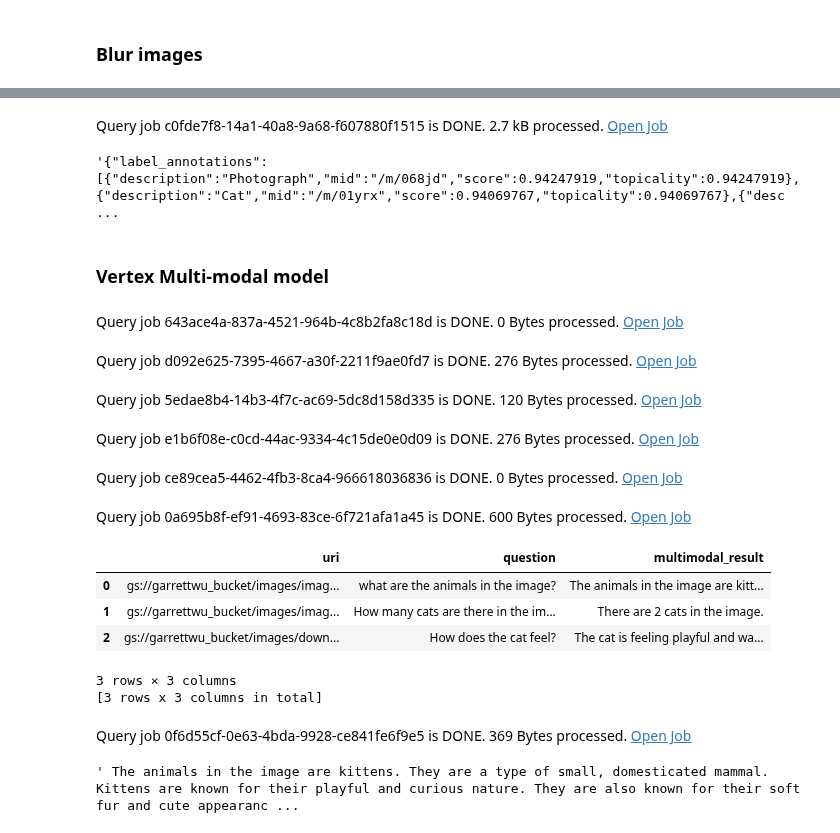
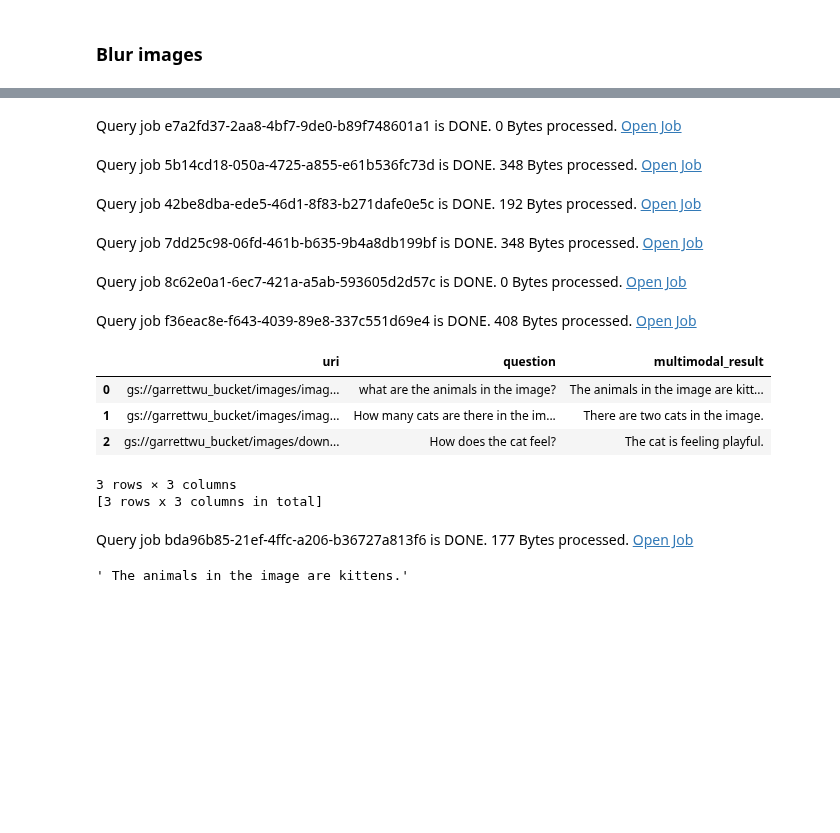
Before and after one commit to googleapis/python-bigquery-dataframes, a Jupyter notebook: notebooks/blob_demo_image.ipynb, the cells around one changed output, grey strips where cells are left out. Cells and saved outputs as stored; diff of their text form; code cells hidden in the pictures; blank space fills up the shorter version.

```diff
--- a/notebooks/blob_demo.ipynb
+++ b/notebooks/blob_demo_image.ipynb
@@ -51,6 +50,6 @@ Query job 024191b8-9ff6-4237-9776-db44a06f97cd is DONE. 252 Bytes processed. Ope
 # %% [markdown]
 ### Blur images
 # %%
-df["blurred"] = df["uri"].blob.img_blur((10, 10), "images_blurred")
+df["blurred"] = df["uri"].blob.img_blur((10, 10), "images_blurred", mode="remote")
 df
 # %% [output]
@@ -76,2 +75,2 @@ Query job 03c87892-882c-40f0-85f6-52c78d837068 is DONE. 300 Bytes processed. Ope
 # %%
-b = df[["uri"]]
+df = df[["uri"]]
@@ -94,32 +77,25 @@ Query job ba23498c-72ee-4f24-b406-a26366b226cd is DONE. 2.9 kB processed. Open J
-# %%
-result["ml_annotate_image_result"][0]
-# %% [output]
-Query job c0fde7f8-14a1-40a8-9a68-f607880f1515 is DONE. 2.7 kB processed. Open Job
-'{"label_annotations":[{"description":"Photograph","mid":"/m/068jd","score":0.94247919,"topicality":0.94247919},{"description":"Cat","mid":"/m/01yrx","score":0.94069767,"topicality":0.94069767},{"desc ...
-# %% [markdown]
-### Vertex Multi-modal model
 # %%
-b["question"] = ["what are the animals in the image?", "How many cats are there in the image?", "How does the cat feel?"]
+df["question"] = ["what are the animals in the image?", "How many cats are there in the image?", "How does the cat feel?"]
 # %% [output]
-Query job 643ace4a-837a-4521-964b-4c8b2fa8c18d is DONE. 0 Bytes processed. Open Job
+Query job e7a2fd37-2aa8-4bf7-9de0-b89f748601a1 is DONE. 0 Bytes processed. Open Job
 # %%
 multi_modal = vision.GeminiMultimodalTextGenerator()
-result_mm = multi_modal.predict(b)
+result_mm = multi_modal.predict(df)
 result_mm
 # %% [output]
-Query job d092e625-7395-4667-a30f-2211f9ae0fd7 is DONE. 276 Bytes processed. Open Job
+Query job 5b14cd18-050a-4725-a855-e61b536fc73d is DONE. 348 Bytes processed. Open Job
-Query job 5edae8b4-14b3-4f7c-ac69-5dc8d158d335 is DONE. 120 Bytes processed. Open Job
+Query job 42be8dba-ede5-46d1-8f83-b271dafe0e5c is DONE. 192 Bytes processed. Open Job
-Query job e1b6f08e-c0cd-44ac-9334-4c15de0e0d09 is DONE. 276 Bytes processed. Open Job
+Query job 7dd25c98-06fd-461b-b635-9b4a8db199bf is DONE. 348 Bytes processed. Open Job
-Query job ce89cea5-4462-4fb3-8ca4-966618036836 is DONE. 0 Bytes processed. Open Job
+Query job 8c62e0a1-6ec7-421a-a5ab-593605d2d57c is DONE. 0 Bytes processed. Open Job
-Query job 0a695b8f-ef91-4693-83ce-6f721afa1a45 is DONE. 600 Bytes processed. Open Job
+Query job f36eac8e-f643-4039-89e8-337c551d69e4 is DONE. 408 Bytes processed. Open Job
 |  | uri | question | multimodal_result |
 | 0 | gs://garrettwu_bucket/images/imag... | what are the animals in the image? | The animals in the image are kitt... |
-| 1 | gs://garrettwu_bucket/images/imag... | How many cats are there in the im... | There are 2 cats in the image. |
-| 2 | gs://garrettwu_bucket/images/down... | How does the cat feel? | The cat is feeling playful and wa... |
+| 1 | gs://garrettwu_bucket/images/imag... | How many cats are there in the im... | There are two cats in the image. |
+| 2 | gs://garrettwu_bucket/images/down... | How does the cat feel? | The cat is feeling playful. |
 3 rows × 3 columns
 [3 rows x 3 columns in total]
 # %%
 result_mm["multimodal_result"][0]
 # %% [output]
-Query job 0f6d55cf-0e63-4bda-9928-ce841fe6f9e5 is DONE. 369 Bytes processed. Open Job
+Query job bda96b85-21ef-4ffc-a206-b36727a813f6 is DONE. 177 Bytes processed. Open Job
-' The animals in the image are kittens. They are a type of small, domesticated mammal. Kittens are known for their playful and curious nature. They are also known for their soft fur and cute appearanc ...
+' The animals in the image are kittens.'
```
Also changed, not shown: parts of 9 cells of this notebook, 8 other files.
